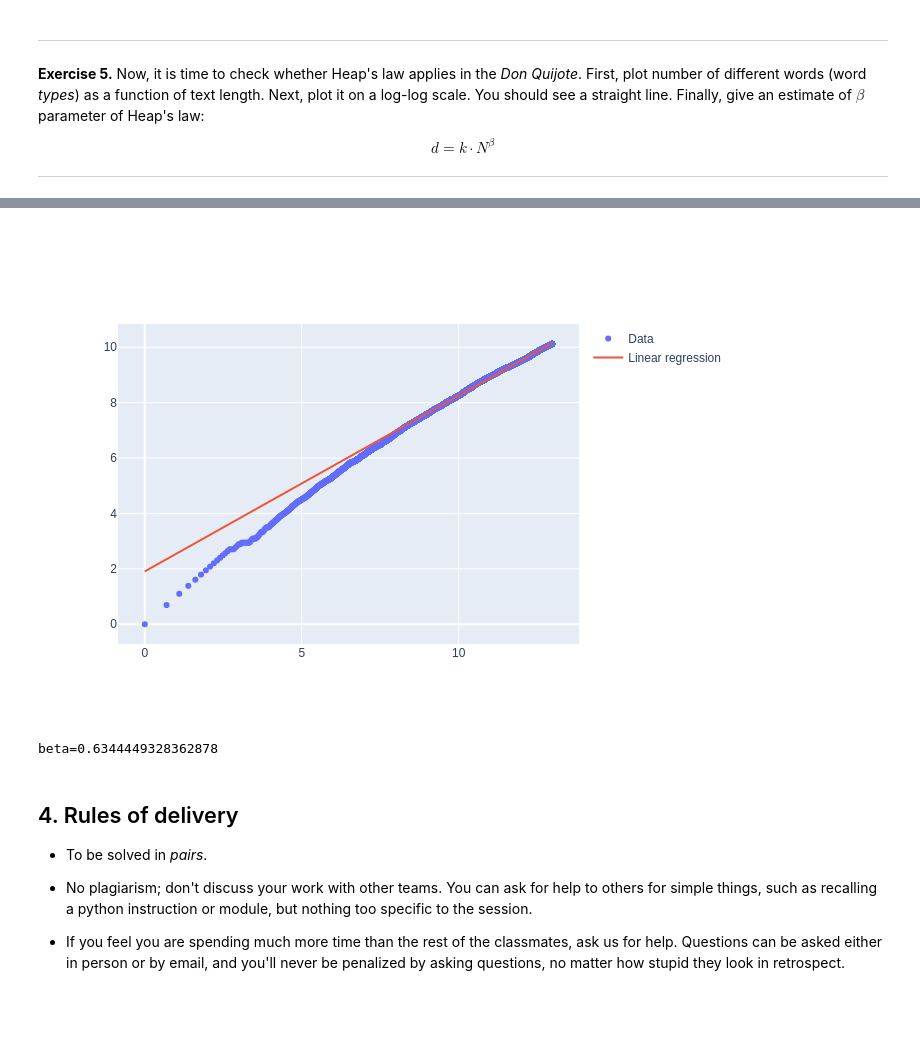
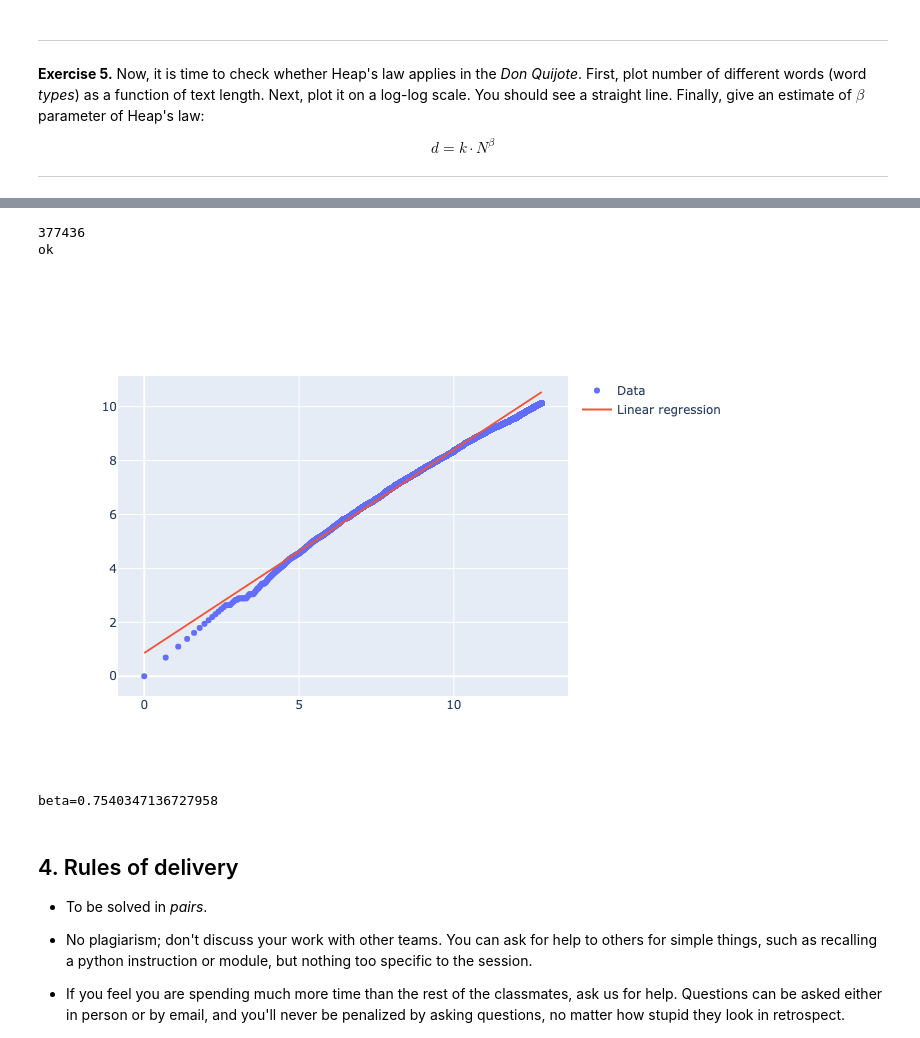
Before and after one commit to marcfranquesa/gced-coursework, a Jupyter notebook: CAI/lab1/01powerlaws.ipynb, the cells around one changed output, grey strips where cells are left out. Drawn from its saved outputs; the diff is of its cells as text; code cells hidden in the pictures; blank space fills up the shorter version.

```diff
--- a/CAI/lab1/01powerlaws.ipynb
+++ b/CAI/lab1/01powerlaws.ipynb
@@ -242,8 +244,8 @@ target_url = "https://fegalaz.usc.es/~gamallo/aulas/lingcomputacional/corpus/qui
 data = urllib.request.urlopen(target_url)
 
 quijote = data.read().decode("latin-1").replace("\n", " ")
-tokenized = word_tokenize(quijote) #tokenize
-filtered_tokenized = [word.lower() for word in tokenized if word not in spanish_sw] # remove punctuation & stop words
+tokenized = [word for word in word_tokenize(quijote) if word not in list(string.punctuation)] #tokenize & remove punctuation
+filtered_tokenized = [word.lower() for word in tokenized if word not in stopwords.words('spanish')] # remove stop words
 stemmed_tokenized = [stemmer.stem(word) for word in tokenized] # stemm
 stemmed_filtered_tokenized = [stemmer.stem(word) for word in filtered_tokenized]
 
@@ -436,28 +441,45 @@ fig.show(renderer="png")
 # %%
 # logd = logk + beta * logN
 
-beta, logk, _, _, _ = stats.linregress(loglength, logcounter)
+loglength = log(length)
+logcounter = log(new_words_counter)
+
+fitloglength = list(loglength)
+fitlogcounter = list(logcounter)
+
+print(len(fitlogcounter))
+
+i = 1000
+for _ in range(376400):
+    fitloglength.pop(i)
+    fitlogcounter.pop(i)
+
+print("ok")
+
+beta, logk, _, _, _ = stats.linregress(fitloglength, fitlogcounter)
 
 def func(x):
   return beta * x + logk
 
-lr = list(map(func, loglength))
+lr = list(map(func, log(length)))
 
 fig = go.Figure()
 
 fig.add_trace(go.Scatter(x=loglength, y=logcounter,
                     mode="markers",
                     name="Data"))
 fig.add_trace(go.Scatter(x=loglength, y=lr,
                     mode="lines",
                     name="Linear regression"))
 
 fig.show(renderer="png")
 
 print(f"{beta=}")
 # %% [output]
+377436
+ok
-[figure, old version]
+[figure, new version]
-beta=0.6344449328362878
+beta=0.7540347136727958
 # %% [markdown]
 ## 4. Rules of delivery
 
```
Also changed, not shown: parts of 8 cells of this notebook, 9 other files.
